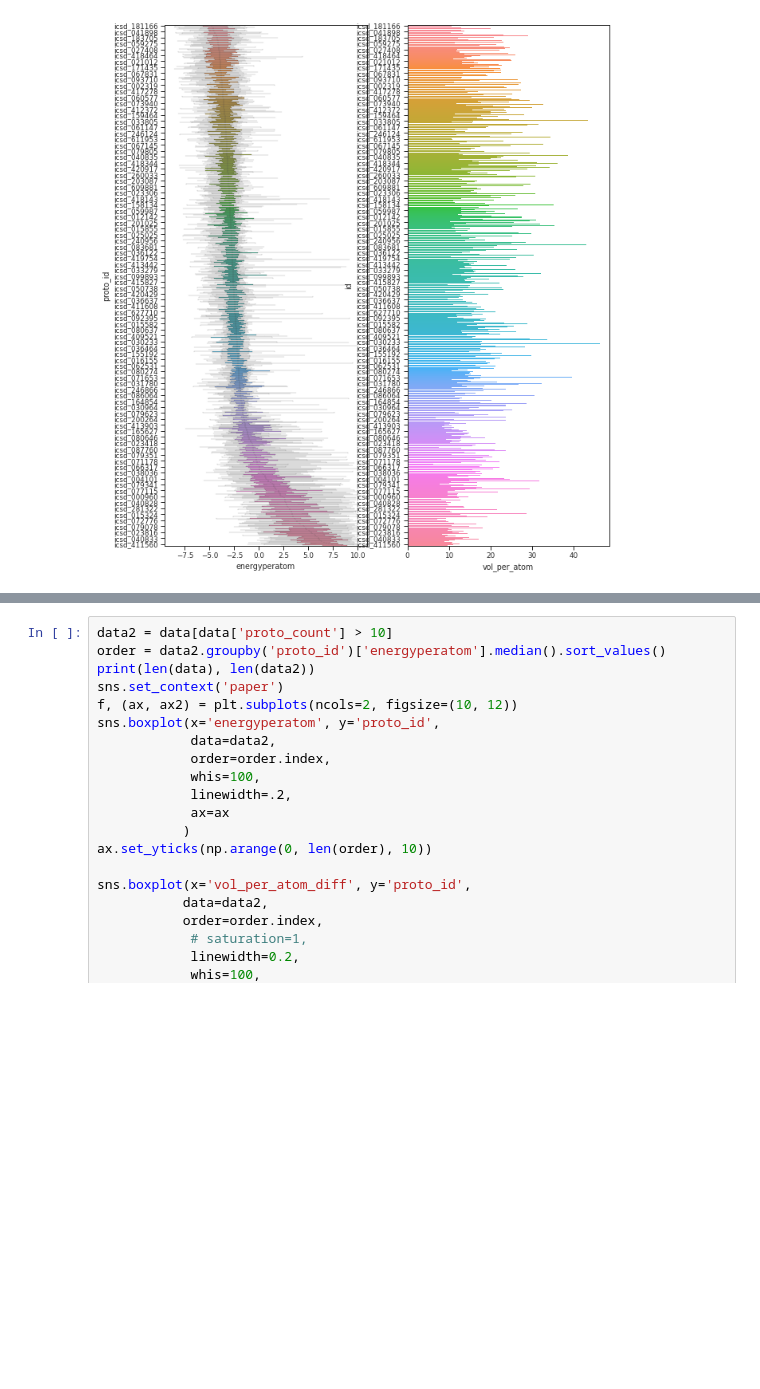
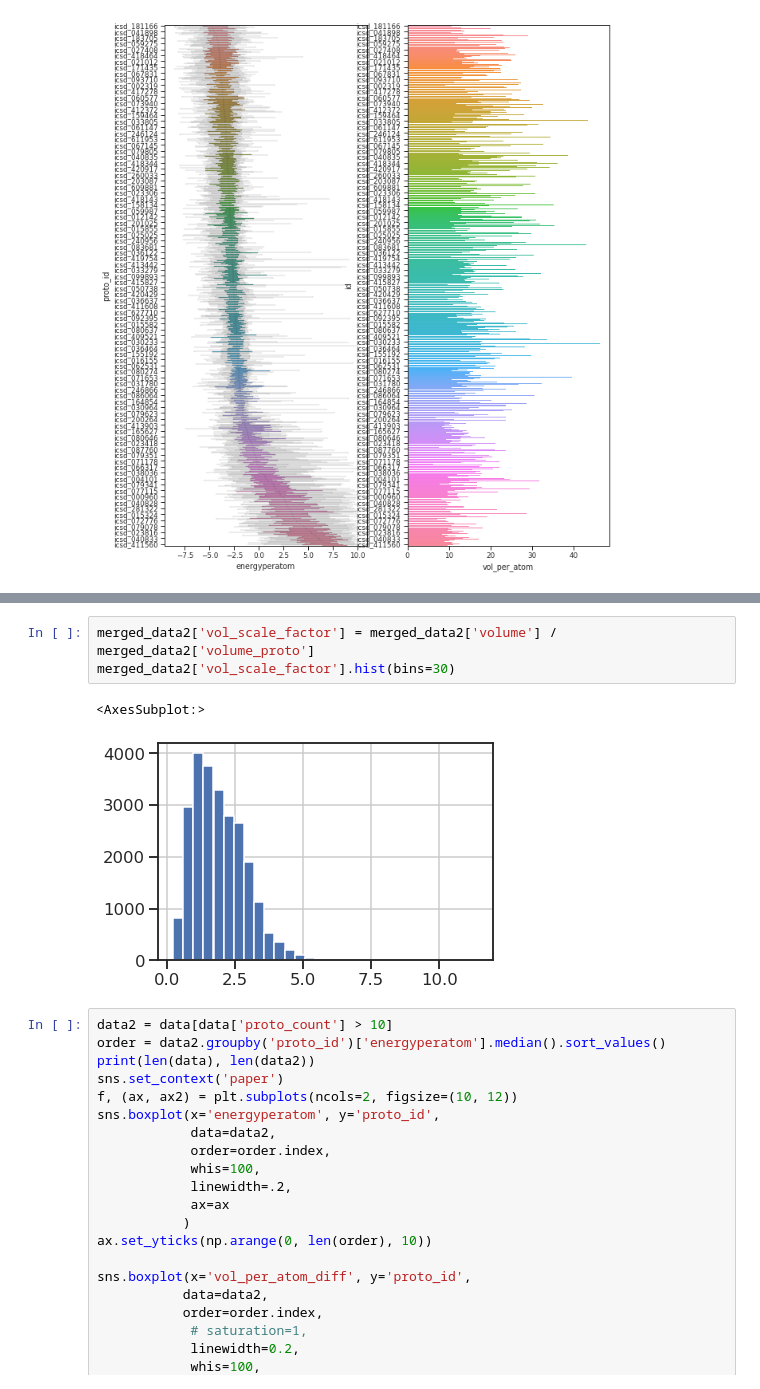
Before and after one commit to pstjohn/crystal-gnn-nfp-0.3, a Jupyter notebook: notebooks/20220326_volrelax_by_proto.ipynb, the cells around one changed output, grey strips where cells are left out. Drawn from its saved outputs; the diff is of its cells as text; blank space fills up the shorter version.

```diff
--- a/notebooks/20220326_volrelax_by_proto.ipynb
+++ b/notebooks/20220326_volrelax_by_proto.ipynb
@@ -203,3 +239,9 @@ data.head(2)
+# %%
+merged_data2['vol_scale_factor'] = merged_data2['volume'] / merged_data2['volume_proto']
+merged_data2['vol_scale_factor'].hist(bins=30)
+# %% [output]
+<AxesSubplot:>
+[figure, added]
 # %%
 data2 = data[data['proto_count'] > 10]
 order = data2.groupby('proto_id')['energyperatom'].median().sort_values()
```
Also changed, not shown: parts of 13 cells of this notebook, 5 other files.
